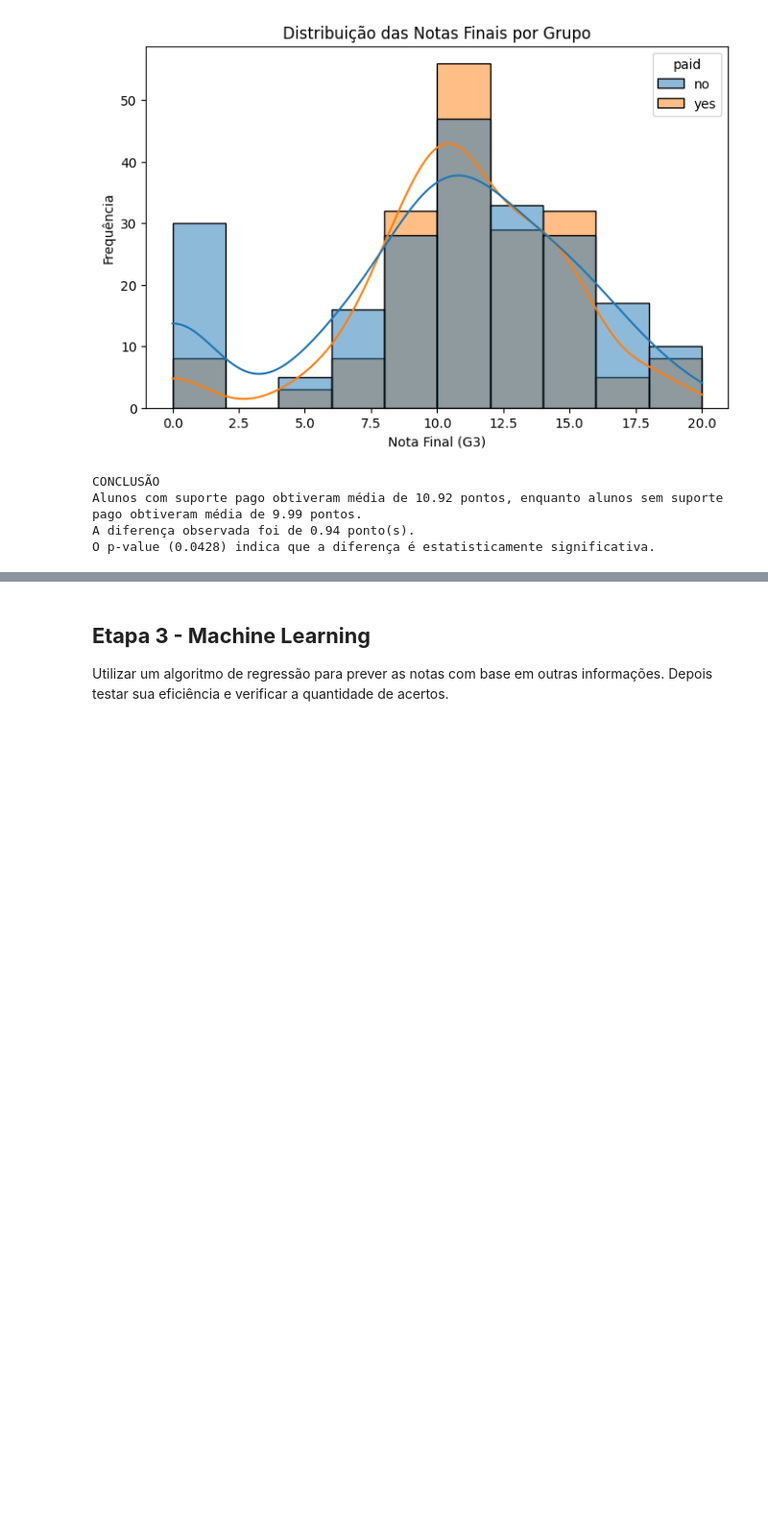
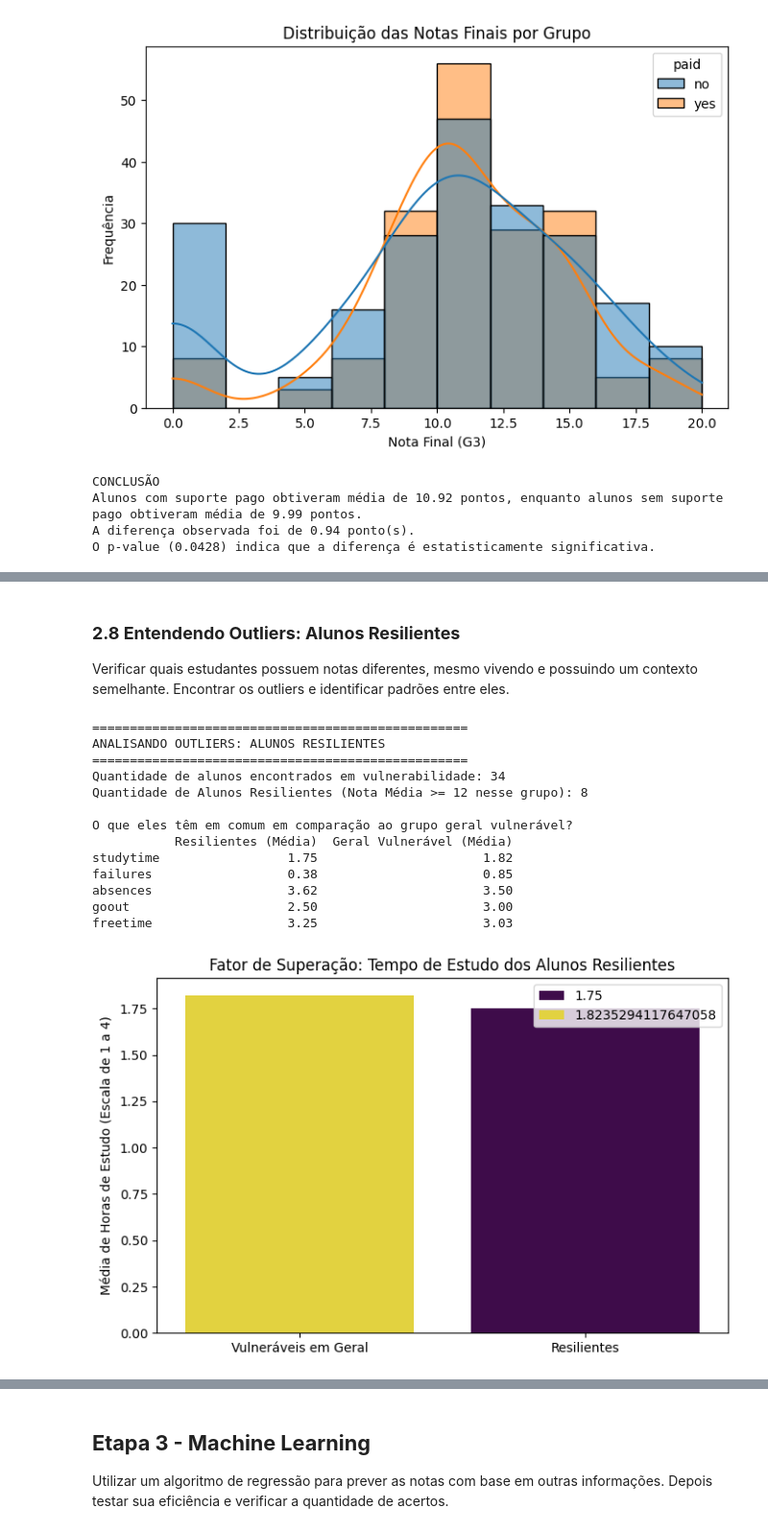
Before and after one commit to felipekenjidev/performance-estudantes, a Jupyter notebook: miniprojetods_performance_estudantes.ipynb, the cells around one changed output, grey strips where cells are left out. Shown at 96% size. Cells and saved outputs as stored; diff of their text form; code cells hidden in the pictures; blank space fills up the shorter version.

```diff
--- a/miniprojetods_performance_estudantes.ipynb
+++ b/miniprojetods_performance_estudantes.ipynb
@@ -1378,0 +1455,49 @@ O p-value (0.0428) indica que a diferença é estatisticamente significativa.
+# %% [markdown]
+### **2.8 Entendendo Outliers: Alunos Resilientes**
+Verificar quais estudantes possuem notas diferentes, mesmo vivendo e possuindo um contexto semelhante. Encontrar os outliers e identificar padrões entre eles.
+# %%
+# Analisar Estudantes que possuem Notas Diferentes apesar de Contextos Semelhantes
+print("==================================================")
+print("ANALISANDO OUTLIERS: ALUNOS RESILIENTES")
+print("==================================================")
+
+# Contexto desfavorável: Baixa escolaridade dos pais (Medu<=1 e Fedu<=1) OU Relação familiar ruim (famrel<=2) OU sem internet
+contexto_desfavoravel = df[(df['Medu'] <= 2) & (df['Fedu'] <= 2) & ((df['internet'] == 'no') | (df['famrel'] <= 2))]
+alunos_resilientes = contexto_desfavoravel[contexto_desfavoravel['G_Media'] >= 12]
+
+print(f"Quantidade de alunos encontrados em vulnerabilidade: {len(contexto_desfavoravel)}")
+print(f"Quantidade de Alunos Resilientes (Nota Média >= 12 nesse grupo): {len(alunos_resilientes)}")
+
+if len(alunos_resilientes) > 0:
+    print("\nO que eles têm em comum em comparação ao grupo geral vulnerável?")
+    caracteristicas_resilientes = pd.DataFrame({
+        'Resilientes (Média)': alunos_resilientes[['studytime', 'failures', 'absences', 'goout', 'freetime']].mean(),
+        'Geral Vulnerável (Média)': contexto_desfavoravel[['studytime', 'failures', 'absences', 'goout', 'freetime']].mean()
+    })
+    print(caracteristicas_resilientes.round(2))
+
+    # Gráfico explicativo sobre os Resilientes
+    plt.figure(figsize=(8, 5))
+    sns.barplot(x=['Vulneráveis em Geral', 'Resilientes'],
+                y=[contexto_desfavoravel['studytime'].mean(), alunos_resilientes['studytime'].mean()],
+                hue=[contexto_desfavoravel['studytime'].mean(), alunos_resilientes['studytime'].mean()], palette='viridis')
+    plt.title('Fator de Superação: Tempo de Estudo dos Alunos Resilientes')
+    plt.ylabel('Média de Horas de Estudo (Escala de 1 a 4)')
+    plt.show()
+else:
+    print("Nenhum aluno atendeu rigorosamente aos critérios extremos de resiliência. Considere flexibilizar os filtros.")
+# %% [output]
+==================================================
+ANALISANDO OUTLIERS: ALUNOS RESILIENTES
+==================================================
+Quantidade de alunos encontrados em vulnerabilidade: 34
+Quantidade de Alunos Resilientes (Nota Média >= 12 nesse grupo): 8
+
+O que eles têm em comum em comparação ao grupo geral vulnerável?
+           Resilientes (Média)  Geral Vulnerável (Média)
+studytime                 1.75                      1.82
+failures                  0.38                      0.85
+absences                  3.62                      3.50
+goout                     2.50                      3.00
+freetime                  3.25                      3.03
+[figure, added]
```
Also changed, not shown: parts of 30 cells of this notebook.
